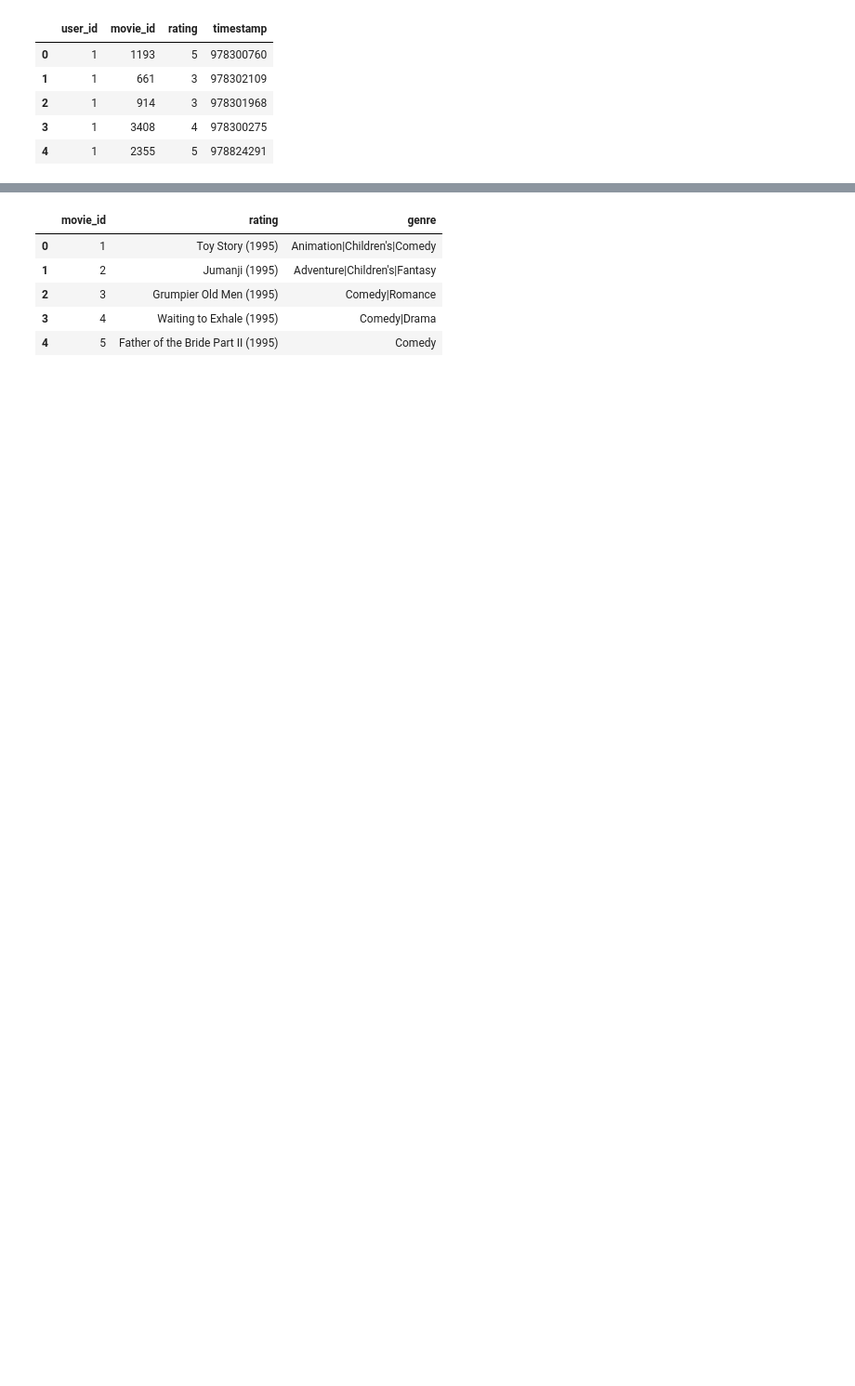
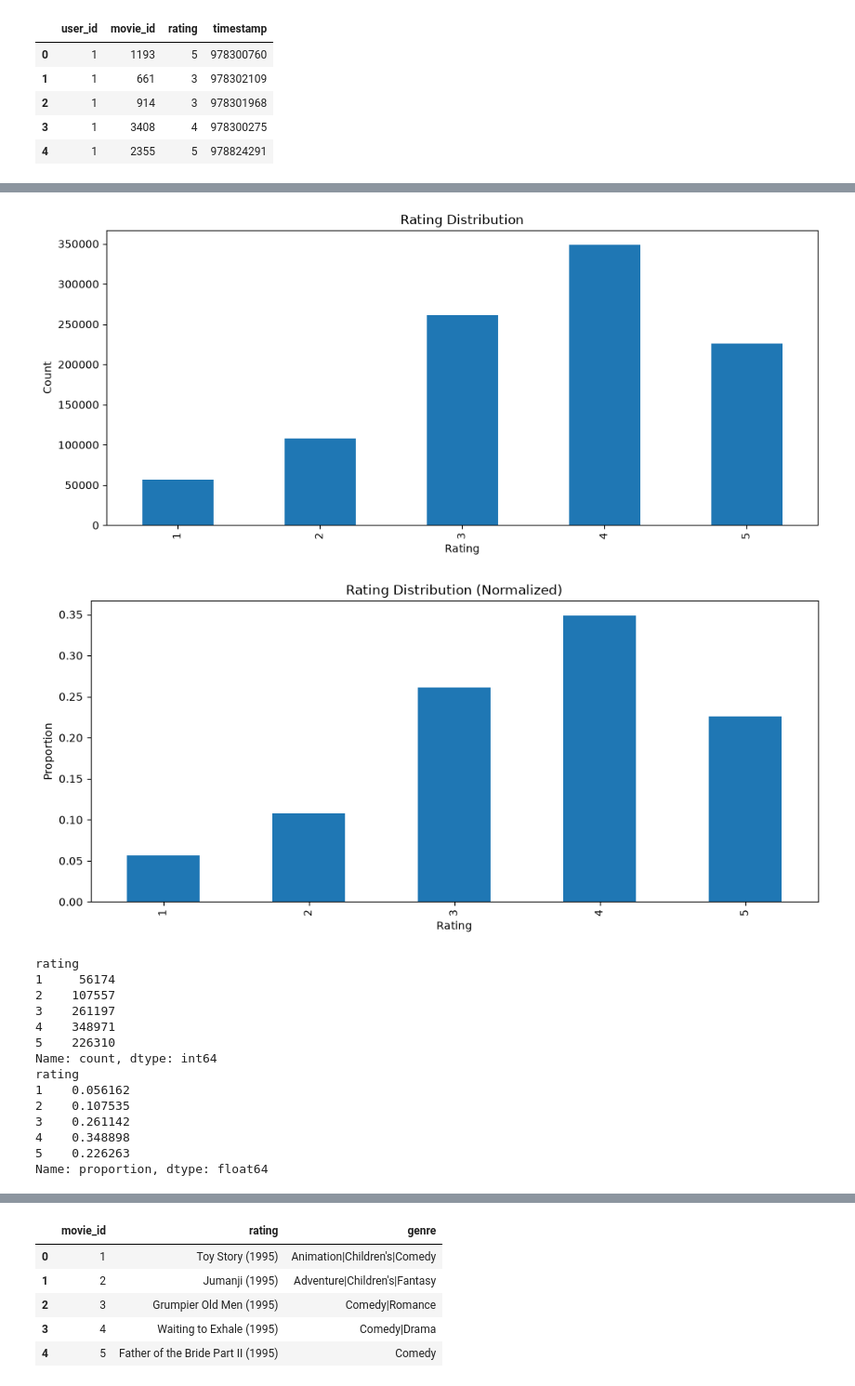
Before and after one commit to Senpaka/ml-recommendation-system, a Jupyter notebook: notebook/01_eda.ipynb, the cells around one changed output, grey strips where cells are left out. Shown at 93% size. Drawn from its saved outputs; the diff is of its cells as text; code cells hidden in the pictures; blank space fills up the shorter version.

```diff
--- a/notebook/01_eda.ipynb
+++ b/notebook/01_eda.ipynb
@@ -37,0 +131,33 @@ df_rating.head()
+# %%
+import matplotlib.pyplot as plt
+
+tmp = df_rating.rating.value_counts().sort_index()
+tmp_norm = df_rating.rating.value_counts(normalize=True).sort_index()
+
+plt.figure(figsize=(12, 5))
+tmp.plot(kind='bar', title='Rating Distribution', xlabel='Rating', ylabel='Count')
+
+plt.figure(figsize=(12, 5))
+tmp_norm.plot(kind='bar', title='Rating Distribution (Normalized)', xlabel='Rating', ylabel='Proportion')
+
+plt.show()
+
+print(tmp)
+print(tmp_norm)
+# %% [output]
+[figure, added]
+[figure, added]
+rating
+1     56174
+2    107557
+3    261197
+4    348971
+5    226310
+Name: count, dtype: int64
+rating
+1    0.056162
+2    0.107535
+3    0.261142
+4    0.348898
+5    0.226263
+Name: proportion, dtype: float64
```
Also changed, not shown: parts of 29 cells of this notebook.
